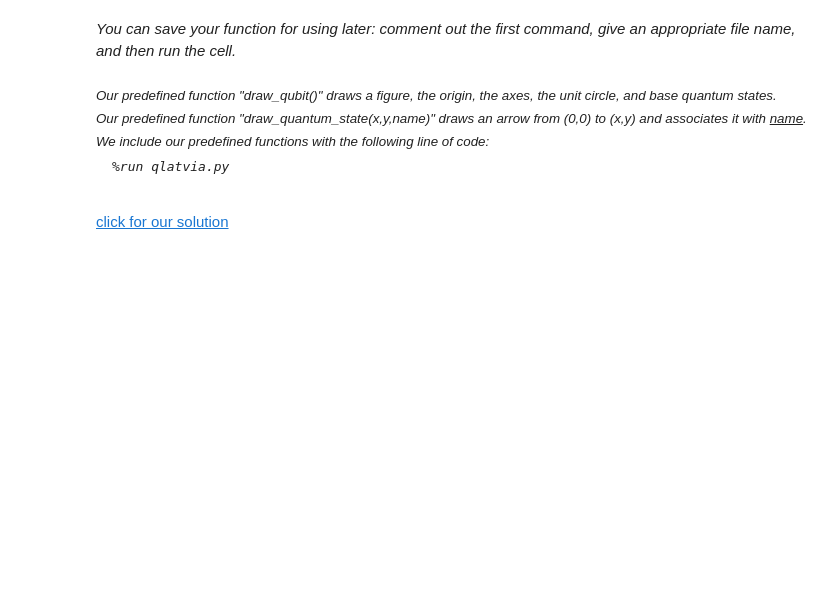
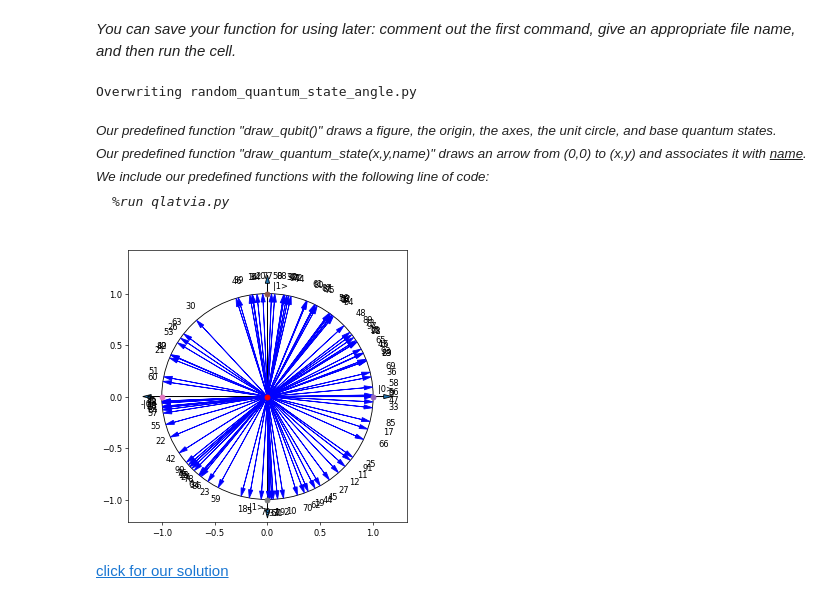
Before and after one commit to matthewrv/quantum_computations, a Jupyter notebook: bronze/B30_Visualization_of_a_Qubit.ipynb, the cells around one changed output. Cells and saved outputs as stored; diff of their text form; code cells hidden in the pictures; blank space fills up the shorter version.

```diff
--- a/bronze/B30_Visualization_of_a_Qubit.ipynb
+++ b/bronze/B30_Visualization_of_a_Qubit.ipynb
@@ -371,14 +371,16 @@ Randomly create 100 quantum states and draw all of them.
 # %% [markdown]
 <i> You can save your function for using later: comment out the first command, give an appropriate file name, and then run the cell.</i>
 # %%
-# %%writefile FILENAME.py
+# %%writefile random_quantum_state_angle.py
 # your function is here
 from math import cos, sin, pi
 from random import randrange
 def random_quantum_state():
-    #
-    # your codes are here
-    #
+    angle = randrange(360) / 360 * pi
+    state = [cos(angle), sin(angle)]
+    return state
+# %% [output]
+Overwriting random_quantum_state_angle.py
 # %% [markdown]
 <i style="font-size:10pt;">
 Our predefined function "draw_qubit()" draws a figure, the origin, the axes, the unit circle, and base quantum states.
@@ -392,13 +394,14 @@ We include our predefined functions with the following line of code:
 # %%
 # visually test your function
 %run qlatvia.py
 
 draw_qubit()
 
-#
-# your solution is here
-#
-
-# draw_quantum_state(x,y,"")
+for i in range(100):
+    state = random_quantum_state()
+    x, y = state
+    draw_quantum_state(x,y, f"{i}")
+# %% [output]
+[figure, added]
 # %% [markdown]
 <a href="B30_Visualization_of_a_Qubit_Solutions.ipynb#task3">click for our solution</a>
```
Also changed, not shown: 10 other files.
